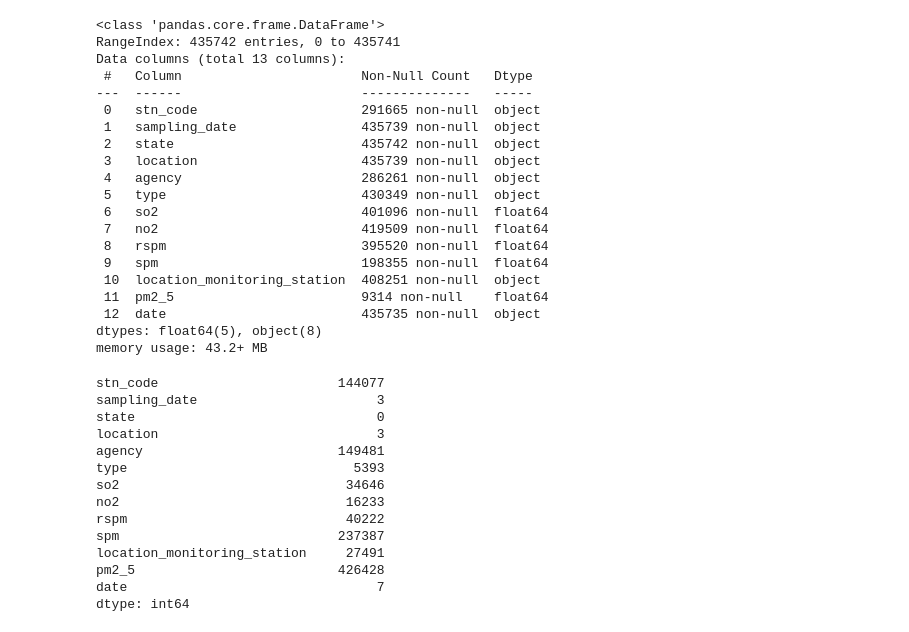
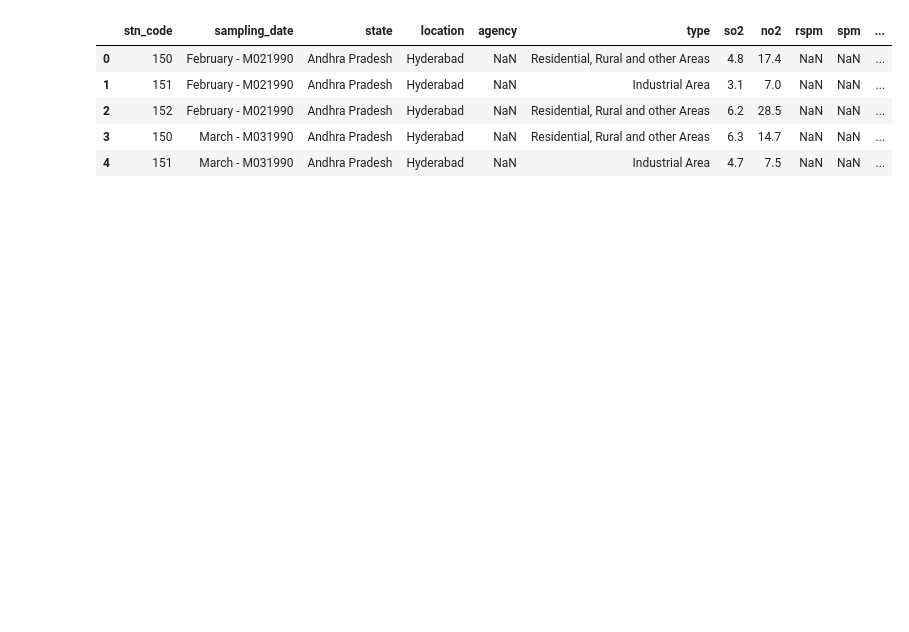
Before and after one commit to rajghosh06-dev/Pollution-Drift-Predictor, a Jupyter notebook: WEEK1/week1_analysis.ipynb, the cells around one changed output. Drawn from its saved outputs; the diff is of its cells as text; code cells hidden in the pictures; blank space fills up the shorter version.

```diff
--- a/WEEK1/week1_analysis.ipynb
+++ b/WEEK1/week1_analysis.ipynb
@@ -10,43 +12,12 @@ import os
 sys.path.append(os.path.abspath(".."))  # Adds project root to Python path
 sys.path.append(os.path.abspath("."))  # Adds current directory to Python path
 # %%
-df = pd.read_csv('data/data.csv', encoding='ISO-8859-1', dtype={'column_name': str}, engine='python')
-
-df.info()
-df.describe()
-df.isnull().sum()
+df = pd.read_csv("data/data.csv", encoding='ISO-8859-1', engine='python')
+df.head()
 # %% [output]
-<class 'pandas.core.frame.DataFrame'>
-RangeIndex: 435742 entries, 0 to 435741
-Data columns (total 13 columns):
- #   Column                       Non-Null Count   Dtype
----  ------                       --------------   -----
- 0   stn_code                     291665 non-null  object
- 1   sampling_date                435739 non-null  object
- 2   state                        435742 non-null  object
- 3   location                     435739 non-null  object
- 4   agency                       286261 non-null  object
- 5   type                         430349 non-null  object
- 6   so2                          401096 non-null  float64
- 7   no2                          419509 non-null  float64
- 8   rspm                         395520 non-null  float64
- 9   spm                          198355 non-null  float64
- 10  location_monitoring_station  408251 non-null  object
- 11  pm2_5                        9314 non-null    float64
- 12  date                         435735 non-null  object
-dtypes: float64(5), object(8)
-memory usage: 43.2+ MB
-stn_code                       144077
-sampling_date                       3
-state                               0
-location                            3
-agency                         149481
-type                             5393
-so2                             34646
-no2                             16233
-rspm                            40222
-spm                            237387
-location_monitoring_station     27491
-pm2_5                          426428
-date                                7
-dtype: int64
+|  | stn_code | sampling_date | state | location | agency | type | so2 | no2 | rspm | spm | ... |
+| 0 | 150 | February - M021990 | Andhra Pradesh | Hyderabad | NaN | Residential, Rural and other Areas | 4.8 | 17.4 | NaN | NaN | ... |
+| 1 | 151 | February - M021990 | Andhra Pradesh | Hyderabad | NaN | Industrial Area | 3.1 | 7.0 | NaN | NaN | ... |
+| 2 | 152 | February - M021990 | Andhra Pradesh | Hyderabad | NaN | Residential, Rural and other Areas | 6.2 | 28.5 | NaN | NaN | ... |
+| 3 | 150 | March - M031990 | Andhra Pradesh | Hyderabad | NaN | Residential, Rural and other Areas | 6.3 | 14.7 | NaN | NaN | ... |
+| 4 | 151 | March - M031990 | Andhra Pradesh | Hyderabad | NaN | Industrial Area | 4.7 | 7.5 | NaN | NaN | ... |
```
Also changed, not shown: parts of 9 cells of this notebook, 1 other file.
